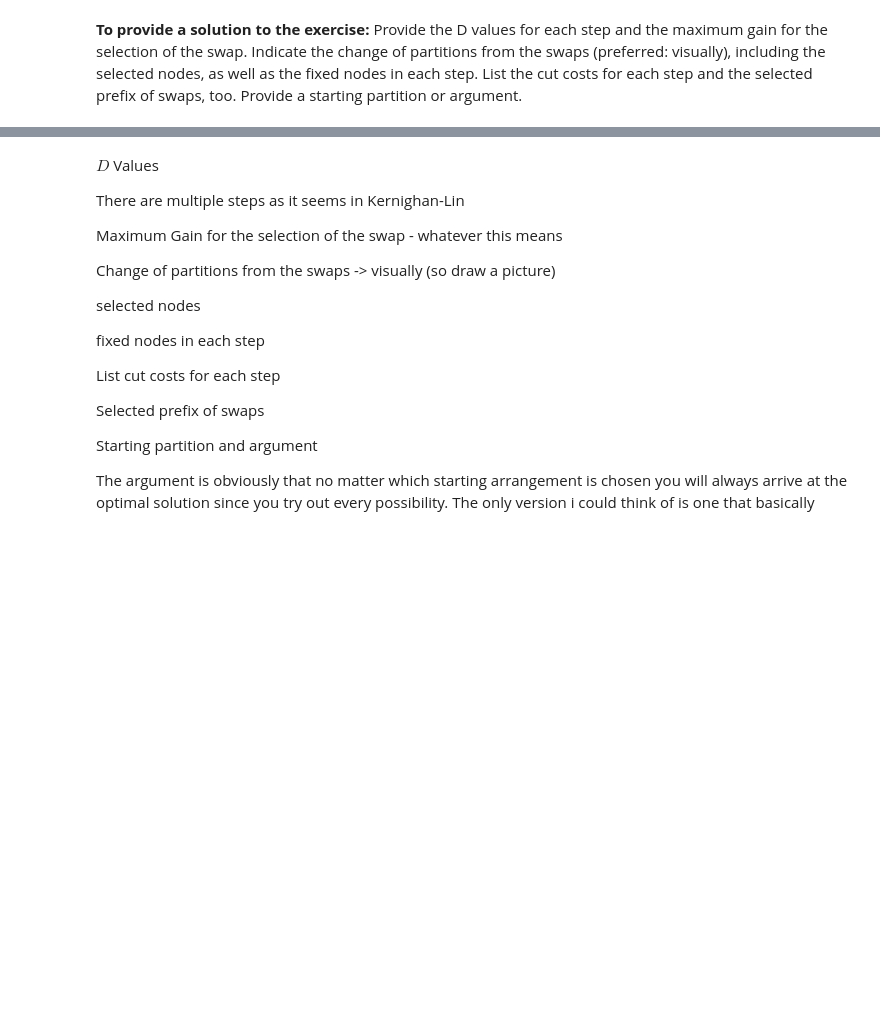
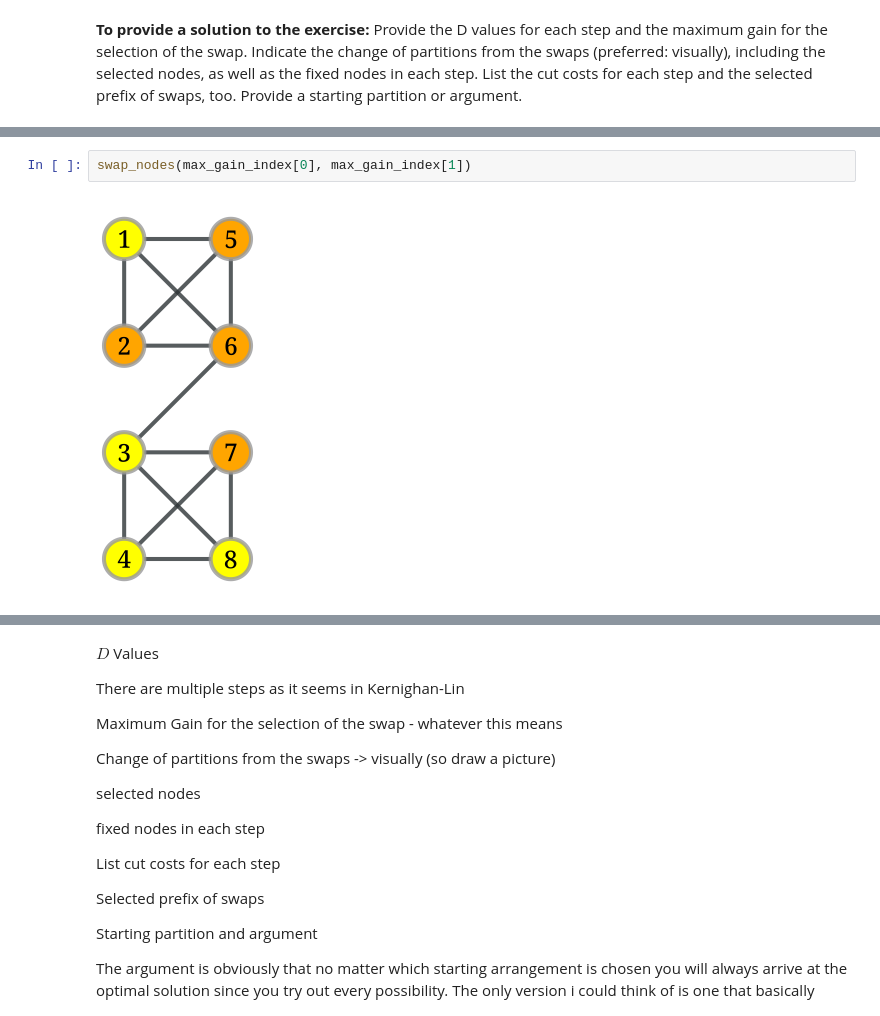
Before and after one commit to flupppi/EiPy, a Jupyter notebook: nbs/02_netana_ex04.ipynb, the cells around one changed output, grey strips where cells are left out. Drawn from its saved outputs; the diff is of its cells as text; blank space fills up the shorter version.

```diff
--- a/nbs/02_netana_ex04.ipynb
+++ b/nbs/02_netana_ex04.ipynb
@@ -50,0 +243,4 @@ Provide the D values for each step and the maximum gain for the selection of the
+# %%
+swap_nodes(max_gain_index[0], max_gain_index[1])
+# %% [output]
+[figure, added]
```
Also changed, not shown: parts of 31 cells of this notebook, 2 other files.
